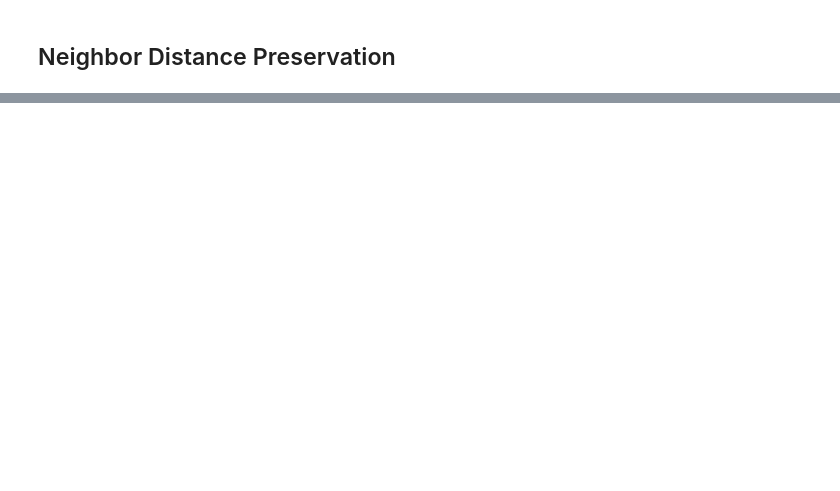
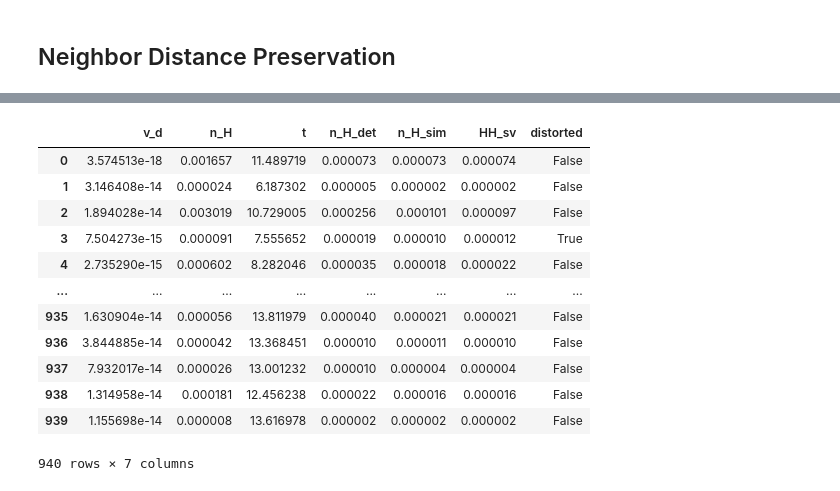
Before and after one commit to krisrs1128/distortions, a Jupyter notebook: docs/tutorials/embedding-stability.ipynb, the cells around one changed output, grey strips where cells are left out. Cells and saved outputs as stored; diff of their text form; code cells hidden in the pictures; blank space fills up the shorter version.

```diff
--- a/docs/tutorials/embedding-stability.ipynb
+++ b/docs/tutorials/embedding-stability.ipynb
@@ -84,7 +111,7 @@ def distortion_plot(Z, X, t, n_neighbors=40, geom_radius=1, threshold=0.1, outli
 # %%
 distortion_data = [
-    distortion_plot(Z1, X, t),
-    distortion_plot(Z2, X, t)
+    distortion_plot(Z1, X_noisy, t),
+    distortion_plot(Z2, X_noisy, t)
 ]
 
 [display(p[0]) for p in distortion_data]
@@ -145,5 +196,5 @@ for i in range(n):
     H1_inv_sqrt = fractional_matrix_power(Hs1[i], -0.5)
     sim = H1_inv_sqrt @ Hs2[i] @ H1_inv_sqrt
     sim_log = logm(sim)
-    n_H_sim[i] = np.linalg.norm(sim_log, ord='fro')
+    n_H_sim[i] = 0.5 * np.linalg.norm(sim_log, ord='fro')
 stability_data["n_H_sim"] = n_H_sim
@@ -177,3 +201,13 @@ alt.Chart(stability_data).mark_circle(size=20).encode(
+# %%
+n = Hs1.shape[0]
+HH_sv = np.empty(n)
+for i in range(n):
+    U, s, Vh = np.linalg.svd(np.linalg.inv(Hs1[i]) @ Hs2[i])
+    HH_sv[i] = np.max(np.abs(np.sqrt(s) - 1))
+stability_data["HH_sv"] = HH_sv
+# %%
+N_keys_0 = set([k - 1 for k in distortion_data[0][3].keys()])
+stability_data["distorted"] = stability_data.index.isin(N_keys_0)
 # %%
 embedding_list = [p[2] for p in distortion_data]
 groups = ["seed1", "seed2"]
@@ -203,0 +272,16 @@ plot_group.save("/Users/krissankaran/Downloads/v4.svg")
+# %%
+stability_data
+# %% [output]
+|  | v_d | n_H | t | n_H_det | n_H_sim | HH_sv | distorted |
+| 0 | 3.574513e-18 | 0.001657 | 11.489719 | 0.000073 | 0.000073 | 0.000074 | False |
+| 1 | 3.146408e-14 | 0.000024 | 6.187302 | 0.000005 | 0.000002 | 0.000002 | False |
+| 2 | 1.894028e-14 | 0.003019 | 10.729005 | 0.000256 | 0.000101 | 0.000097 | False |
+| 3 | 7.504273e-15 | 0.000091 | 7.555652 | 0.000019 | 0.000010 | 0.000012 | True |
+| 4 | 2.735290e-15 | 0.000602 | 8.282046 | 0.000035 | 0.000018 | 0.000022 | False |
+| ... | ... | ... | ... | ... | ... | ... | ... |
+| 935 | 1.630904e-14 | 0.000056 | 13.811979 | 0.000040 | 0.000021 | 0.000021 | False |
+| 936 | 3.844885e-14 | 0.000042 | 13.368451 | 0.000010 | 0.000011 | 0.000010 | False |
+| 937 | 7.932017e-14 | 0.000026 | 13.001232 | 0.000010 | 0.000004 | 0.000004 | False |
+| 938 | 1.314958e-14 | 0.000181 | 12.456238 | 0.000022 | 0.000016 | 0.000016 | False |
+| 939 | 1.155698e-14 | 0.000008 | 13.616978 | 0.000002 | 0.000002 | 0.000002 | False |
+940 rows × 7 columns
```
Also changed, not shown: parts of 20 cells of this notebook.
